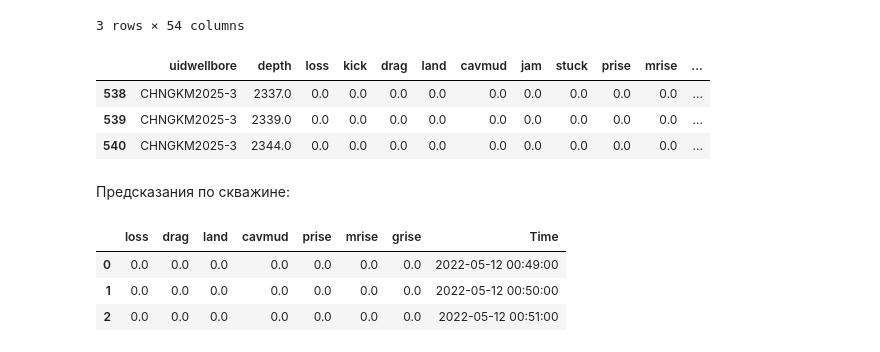
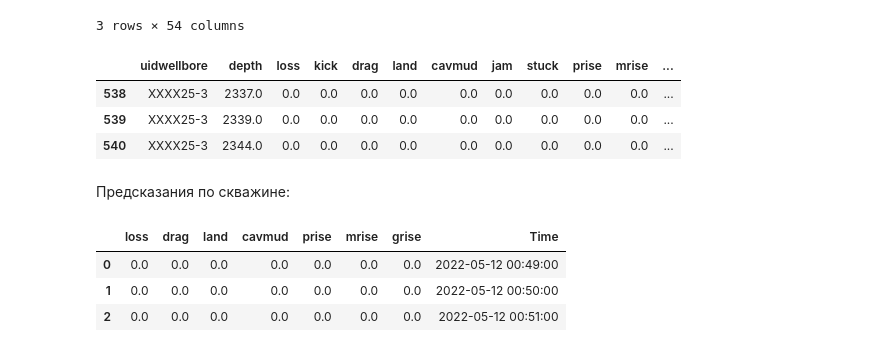
Before and after one commit to zokalicious/drilling_incidents, a Jupyter notebook: incidents_PET.ipynb, the cells around one changed output. Saved outputs shown, nothing was run; the diff lists cells and outputs as text; code cells hidden in the pictures.

```diff
--- a/incidents_PET.ipynb
+++ b/incidents_PET.ipynb
@@ -1042,13 +1042,13 @@ x_log.head(3)
 | 2 | -0.34105 | 0.571666 | 0.175660 | -0.378211 | -0.088644 | 1.526532 | -0.103646 | 1.823127 | 0.224478 | -0.096547 | ... |
 3 rows × 54 columns
 # %%
-incidents_log = incidents[incidents['uidwellbore'] == 'CHNGKM2025-3'].sort_values('Time')
+incidents_log = incidents[incidents['uidwellbore'] == 'XXXX25-3'].sort_values('Time')
 incidents_log.head(3)
 # %% [output]
 |  | uidwellbore | depth | loss | kick | drag | land | cavmud | jam | stuck | prise | mrise | ... |
-| 538 | CHNGKM2025-3 | 2337.0 | 0.0 | 0.0 | 0.0 | 0.0 | 0.0 | 0.0 | 0.0 | 0.0 | 0.0 | ... |
-| 539 | CHNGKM2025-3 | 2339.0 | 0.0 | 0.0 | 0.0 | 0.0 | 0.0 | 0.0 | 0.0 | 0.0 | 0.0 | ... |
-| 540 | CHNGKM2025-3 | 2344.0 | 0.0 | 0.0 | 0.0 | 0.0 | 0.0 | 0.0 | 0.0 | 0.0 | 0.0 | ... |
+| 538 | XXXX25-3 | 2337.0 | 0.0 | 0.0 | 0.0 | 0.0 | 0.0 | 0.0 | 0.0 | 0.0 | 0.0 | ... |
+| 539 | XXXX25-3 | 2339.0 | 0.0 | 0.0 | 0.0 | 0.0 | 0.0 | 0.0 | 0.0 | 0.0 | 0.0 | ... |
+| 540 | XXXX25-3 | 2344.0 | 0.0 | 0.0 | 0.0 | 0.0 | 0.0 | 0.0 | 0.0 | 0.0 | 0.0 | ... |
 # %% [markdown]
 Предсказания по скважине:
 # %%
```
Also changed, not shown: parts of 11 cells of this notebook.
